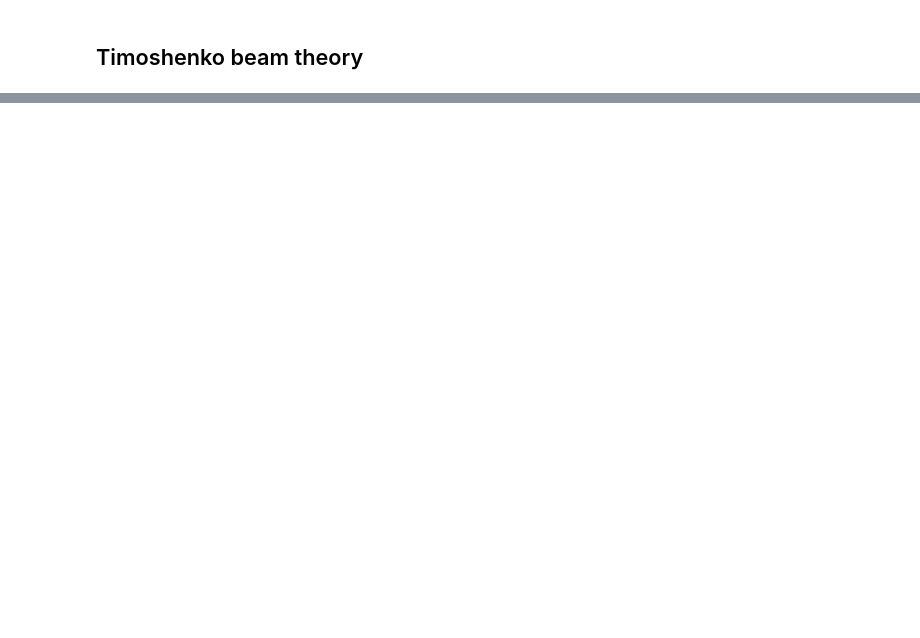
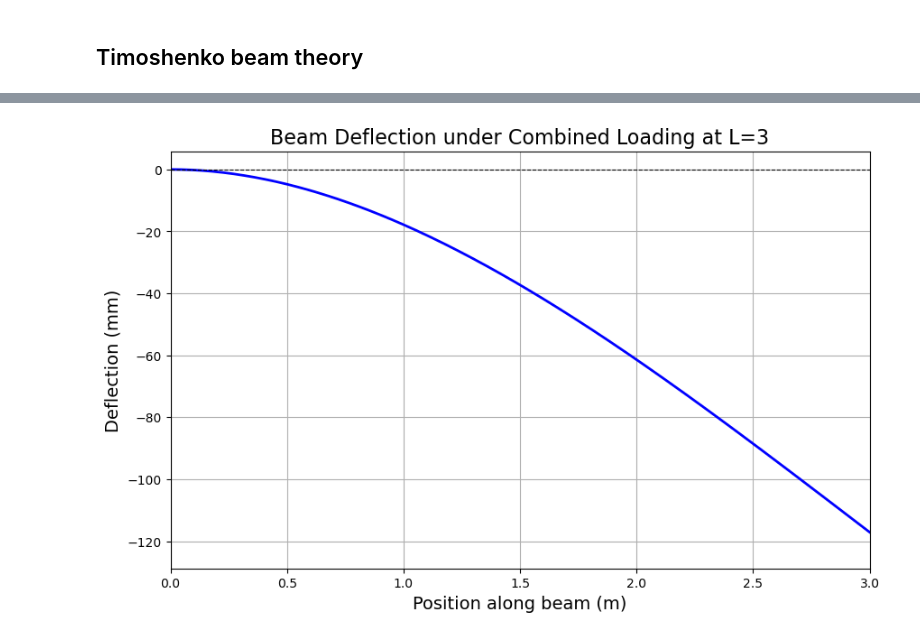
Before and after one commit to MartinStjernkvist/Applied-Mechanics, a Jupyter notebook: TME235/Assignment_1&2.ipynb, the cells around one changed output, grey strips where cells are left out. Drawn from its saved outputs; the diff is of its cells as text; code cells hidden in the pictures; blank space fills up the shorter version.

```diff
--- a/TME235/Assignment_1&2.ipynb
+++ b/TME235/Assignment_1&2.ipynb
@@ -343,0 +89,93 @@ $\displaystyle \frac{x^{2} \left(A G Ks \left(6 L^{2} q_{0} + 12 L P - 4 L q_{0}
+# %%
+from sympy import *
+import numpy as np
+import matplotlib.pyplot as plt
+
+#############
+# Poiint load
+
+x, q0, E, I, Ks, G, A, L, P = symbols('x q0 E I Ks G A L P', real=True)
+
+f_phi = Function('phi') # phi is a function of x
+
+## Define the differential equation in terms of phi
+diffeq_phi = Eq(E*I*f_phi(x).diff(x, 3), q0)
+
+## Solve the differential equation for phi(x) (eq. 3.35 LN)
+phi = dsolve(diffeq_phi, f_phi(x)).rhs
+
+## Solve the differential equation for w(x) (eq. 3.36 LN)
+w = Function('w') # w is a function of x
+diffeq_w = Eq(w(x).diff(x), -E*I/(G*Ks*A)*phi.diff(x,2) + phi)
+w        = dsolve(diffeq_w, w(x)).rhs
+
+## Define boundary conditions
+M = -E*I*phi.diff(x)
+# Boundary conditions for distributed load
+boundary_conditions = [ w.subs(x, 0),                      #w(0) = 0
+                        w.diff(x).subs(x, 0),                 #w'(0) = 0
+                        M.subs(x, L),                       #w''(L) = 0
+                        w.diff(x,3).subs(x, L) - P/(-E*I)]      #w'''(L) = -P
+
+## Solve for the integration constants
+integration_constants = solve(boundary_conditions, 'C1, C2, C3, C4', real=True)
+
+## Substitute the integration constants into the solution
+solution1 = w.subs(integration_constants)
+
+display(solution1)
+
+w_func = lambdify((x, L, q0, P, E, I, Ks, A, G), solution_total, 'numpy')
+
+# Numerical values
+L1 = 3; L2 = 0.3
+
+L=L1
+E=220e9
+b=h=0.05
+I = b*h**3/12; #moment of inertia
+rho = 7800; #density
+g = 9.81
+m = 130
+P = -m*g
+poisson = 0.3
+q0 = -h*b*rho*g
+Ks = 5/6
+A = b*h
+G = E/(2*(1+poisson))
+
+x_vals = np.linspace(0, L, 200)
+w_vals = w_func(x_vals, L, q0, P, E, I, A, G, Ks)
+
+plt.figure(figsize=(10,6))
+plt.plot(x_vals, w_vals*1e3, 'b-', linewidth=2)
+plt.title('Beam Deflection under Combined Loading at L=3', fontsize=16)
+plt.xlabel('Position along beam (m)', fontsize=14)
+plt.ylabel('Deflection (mm)', fontsize=14)
+plt.grid(True)
+plt.axhline(0, color='black', linewidth=0.8, linestyle='--')
+plt.ylim(bottom=min(w_vals)*1e3*1.1)
+plt.xlim(0, L)
+plt.show()
+
+
+# Numerical values
+L1 = 3; L2 = 0.3
+
+L=L2
+q0 = -((m*g)/L2)
+
+x_vals = np.linspace(0, L, 200)
+w_vals = w_func(x_vals, L, q0, P, E, I, A, G, Ks)
+
+plt.figure(figsize=(10,6))
+plt.plot(x_vals, w_vals*1e3, 'b-', linewidth=2)
+plt.title('Beam Deflection under Combined Loading at L=0.3', fontsize=16)
+plt.xlabel('Position along beam (m)', fontsize=14)
+plt.ylabel('Deflection (mm)', fontsize=14)
+plt.grid(True)
+plt.axhline(0, color='black', linewidth=0.8, linestyle='--')
+plt.ylim(bottom=min(w_vals)*1e3*1.1)
+plt.xlim(0, L)
+plt.show()
+# %% [output]
@@ -343,0 +183 @@ $\displaystyle \frac{x^{2} \left(A G Ks \left(6 L^{2} q_{0} + 12 L P - 4 L q_{0}
+[figure, added]
```
Also changed, not shown: parts of 4 cells of this notebook.
